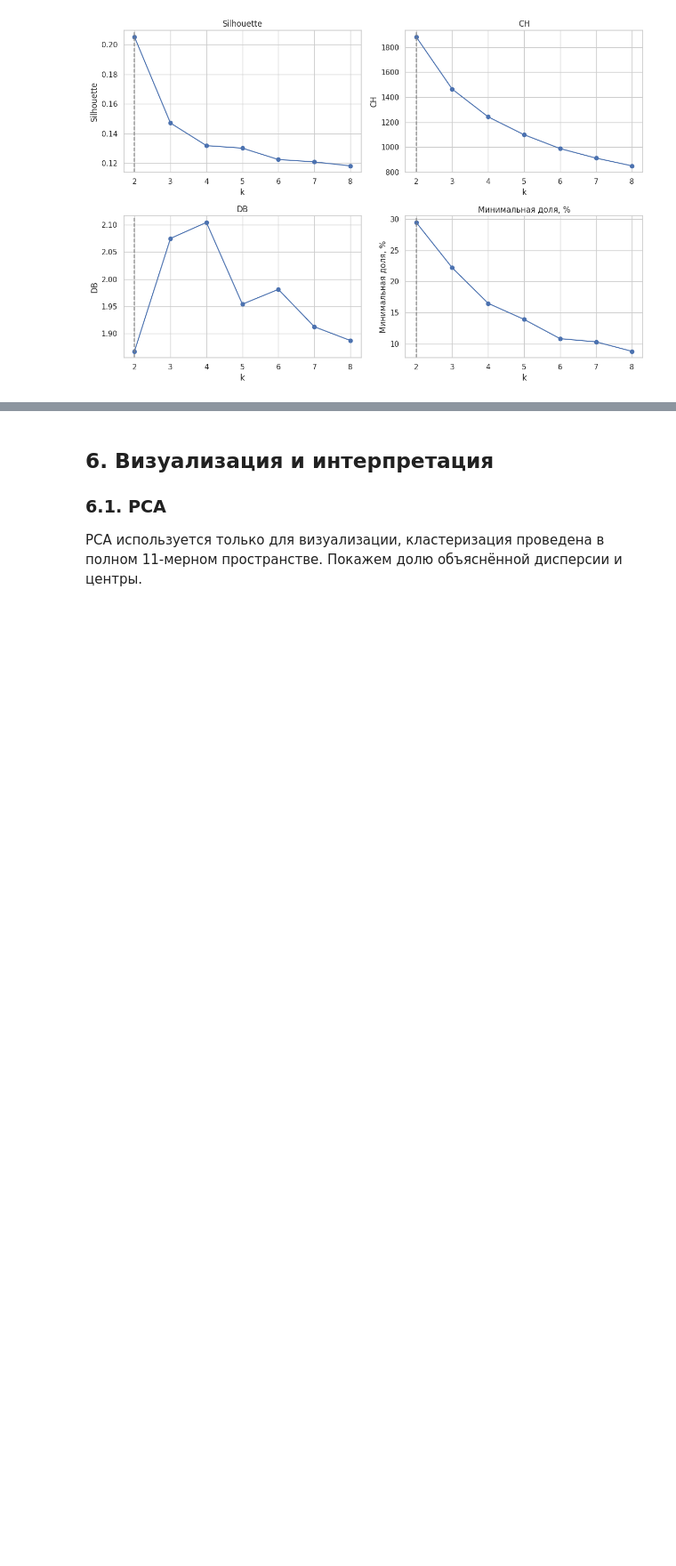
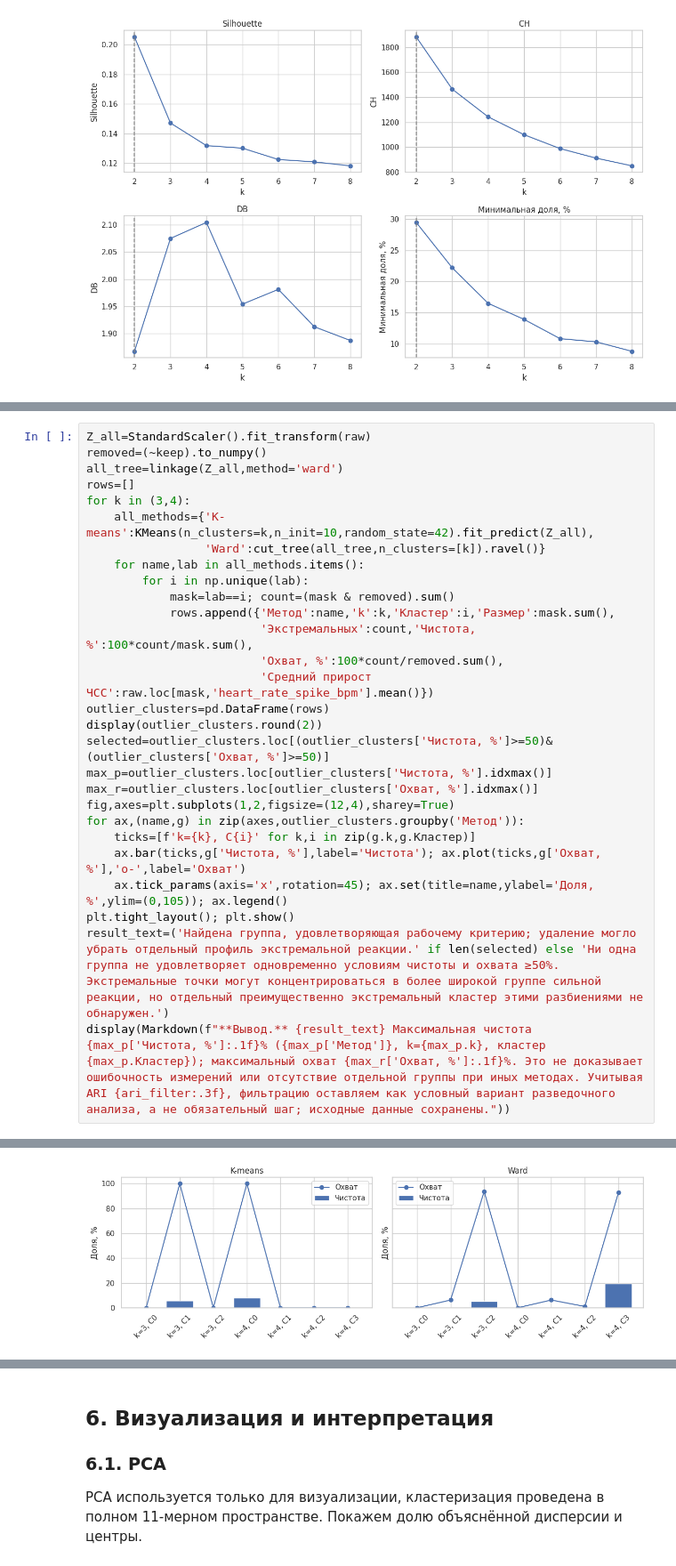
Before and after one commit to Ko4erizhkas/AI_Lab3, a Jupyter notebook: Lab_3_Clustering.ipynb, the cells around one changed output, grey strips where cells are left out. Shown at 89% size. Saved outputs shown, nothing was run; the diff lists cells and outputs as text; blank space fills up the shorter version.

```diff
--- a/Lab_3_Clustering.ipynb
+++ b/Lab_3_Clustering.ipynb
@@ -468,0 +513,29 @@ ARI K-means с фильтрацией и без: 0.8607
+# %%
+Z_all=StandardScaler().fit_transform(raw)
+removed=(~keep).to_numpy()
+all_tree=linkage(Z_all,method='ward')
+rows=[]
+for k in (3,4):
+    all_methods={'K-means':KMeans(n_clusters=k,n_init=10,random_state=42).fit_predict(Z_all),
+                 'Ward':cut_tree(all_tree,n_clusters=[k]).ravel()}
+    for name,lab in all_methods.items():
+        for i in np.unique(lab):
+            mask=lab==i; count=(mask & removed).sum()
+            rows.append({'Метод':name,'k':k,'Кластер':i,'Размер':mask.sum(),
+                         'Экстремальных':count,'Чистота, %':100*count/mask.sum(),
+                         'Охват, %':100*count/removed.sum(),
+                         'Средний прирост ЧСС':raw.loc[mask,'heart_rate_spike_bpm'].mean()})
+outlier_clusters=pd.DataFrame(rows)
+display(outlier_clusters.round(2))
+selected=outlier_clusters.loc[(outlier_clusters['Чистота, %']>=50)&(outlier_clusters['Охват, %']>=50)]
+max_p=outlier_clusters.loc[outlier_clusters['Чистота, %'].idxmax()]
+max_r=outlier_clusters.loc[outlier_clusters['Охват, %'].idxmax()]
+fig,axes=plt.subplots(1,2,figsize=(12,4),sharey=True)
+for ax,(name,g) in zip(axes,outlier_clusters.groupby('Метод')):
+    ticks=[f'k={k}, C{i}' for k,i in zip(g.k,g.Кластер)]
+    ax.bar(ticks,g['Чистота, %'],label='Чистота'); ax.plot(ticks,g['Охват, %'],'o-',label='Охват')
+    ax.tick_params(axis='x',rotation=45); ax.set(title=name,ylabel='Доля, %',ylim=(0,105)); ax.legend()
+plt.tight_layout(); plt.show()
+result_text=('Найдена группа, удовлетворяющая рабочему критерию; удаление могло убрать отдельный профиль экстремальной реакции.' if len(selected) else 'Ни одна группа не удовлетворяет одновременно условиям чистоты и охвата ≥50%. Экстремальные точки могут концентрироваться в более широкой группе сильной реакции, но отдельный преимущественно экстремальный кластер этими разбиениями не обнаружен.')
+display(Markdown(f"**Вывод.** {result_text} Максимальная чистота {max_p['Чистота, %']:.1f}% ({max_p['Метод']}, k={max_p.k}, кластер {max_p.Кластер}); максимальный охват {max_r['Охват, %']:.1f}%. Это не доказывает ошибочность измерений или отсутствие отдельной группы при иных методах. Учитывая ARI {ari_filter:.3f}, фильтрацию оставляем как условный вариант разведочного анализа, а не обязательный шаг; исходные данные сохранены."))
+# %% [output]
@@ -468,0 +557 @@ ARI K-means с фильтрацией и без: 0.8607
+[figure, added]
```
Also changed, not shown: parts of 19 cells of this notebook.
